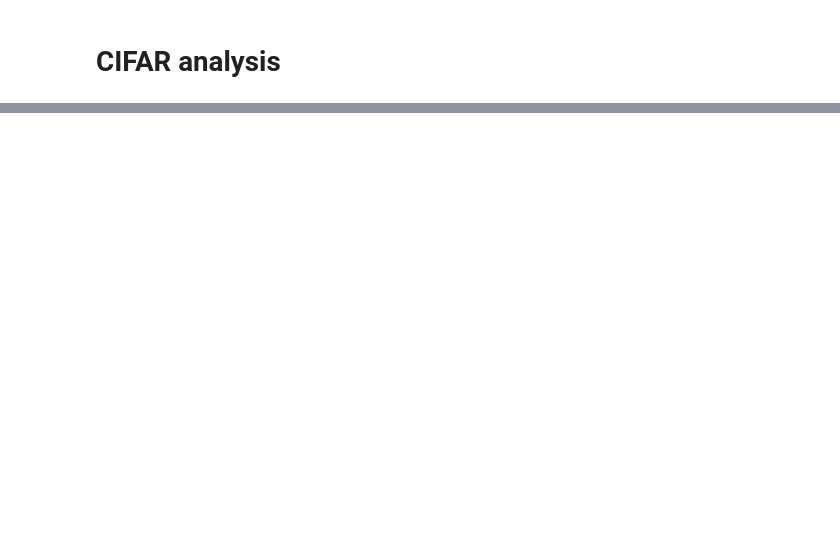
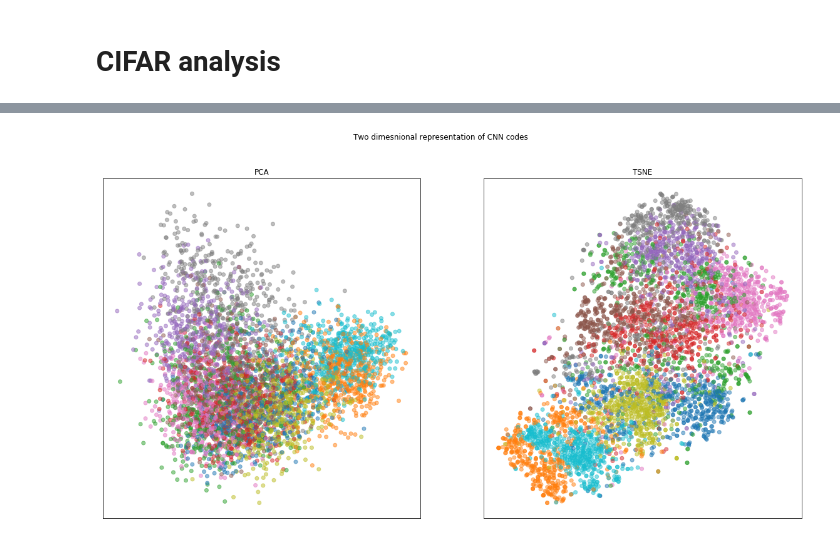
Before and after one commit to Tom556/CifarAnalysis, a Jupyter notebook: CifarAnalysis.ipynb, the cells around one changed output, grey strips where cells are left out. Saved outputs shown, nothing was run; the diff lists cells and outputs as text; code cells hidden in the pictures; blank space fills up the shorter version.

```diff
--- a/CifarAnalysis.ipynb
+++ b/CifarAnalysis.ipynb
@@ -295,0 +174,40 @@ plot_clasifier_accuracy(inception_train, inception_test, y_train, Cs)
+# %%
+def preprocess_vgg(data):
+    VGG_MEAN = np.array([103.94, 116.78, 123.68])
+    out_data = np.zeros((data.shape[0],224,224,3))
+    for idx, img in  enumerate(data):
+        out_data[idx,...] = resize(img, (224,224), preserve_range=True)
+
+    out_data = out_data[:,:,:,::-1]
+    out_data -= VGG_MEAN
+
+    return out_data
+# %%
+X_train_vgg = preprocess_vgg(X_train)
+# %%
+vgg_model = keras.Model(inputs=model.input,
+                                 outputs=model.get_layer('fc2').output)
+vgg_train= vgg_model.predict(X_train_vgg)
+# %%
+vgg_train_pca = decomposition.PCA(n_components=2).fit_transform(vgg_train)
+vgg_train_tsne  = TSNE(n_components=2).fit_transform(vgg_train)
+# %%
+fig, axs = plt.subplots(nrows=1, ncols=2, figsize=(20,10))
+ax = axs[0]
+ax.scatter(vgg_train_pca[:,0], vgg_train_pca[:,1], alpha=0.5, c=y_train, cmap='tab10')
+ax.set_title('PCA')
+ax.set_xticks([])
+ax.set_yticks([])
+
+ax = axs[1]
+ax.scatter(vgg_train_tsne[:,0], vgg_train_tsne[:,1], alpha=0.5, c=y_train, cmap='tab10')
+ax.set_title('TSNE')
+ax.set_xticks([])
+ax.set_yticks([])
+
+
+fig.suptitle('Two dimesnional representation of CNN codes')
+
+plt.show()
+# %% [output]
+[figure, added]
```
Also changed, not shown: parts of 56 cells of this notebook.
